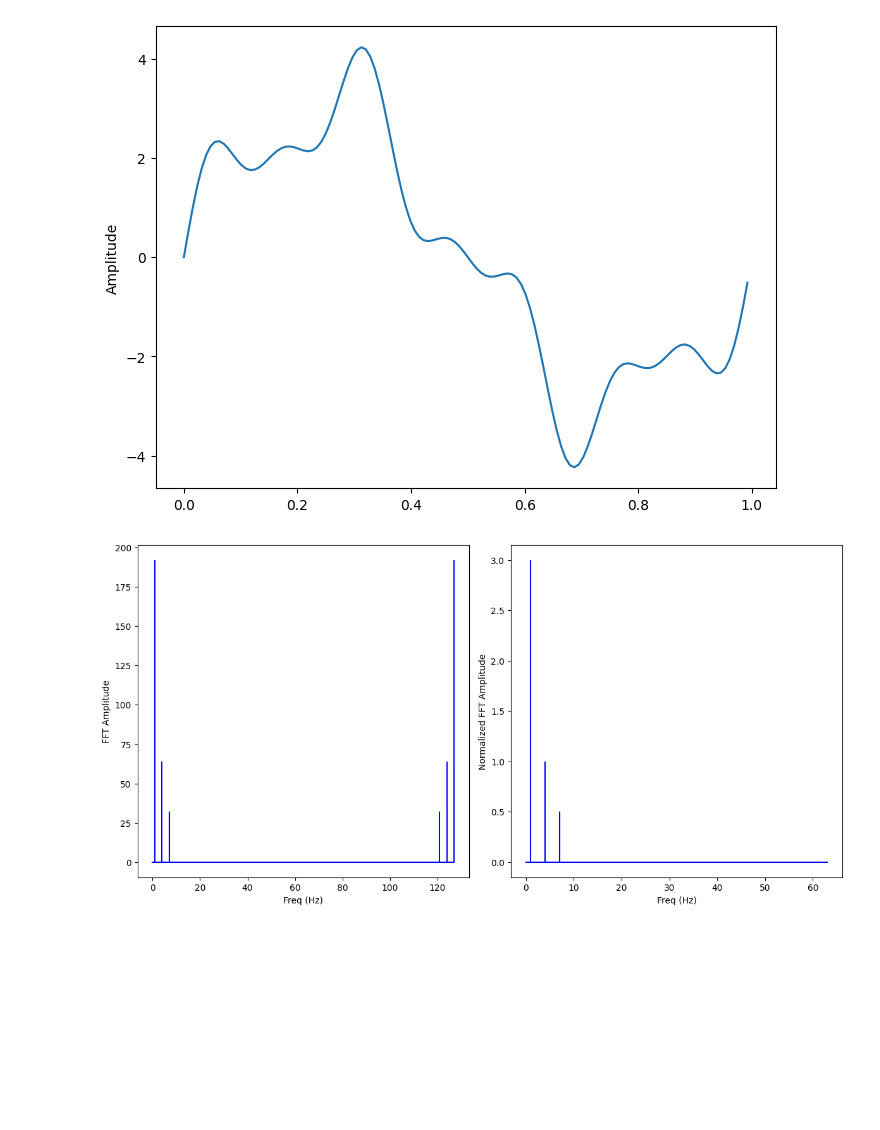
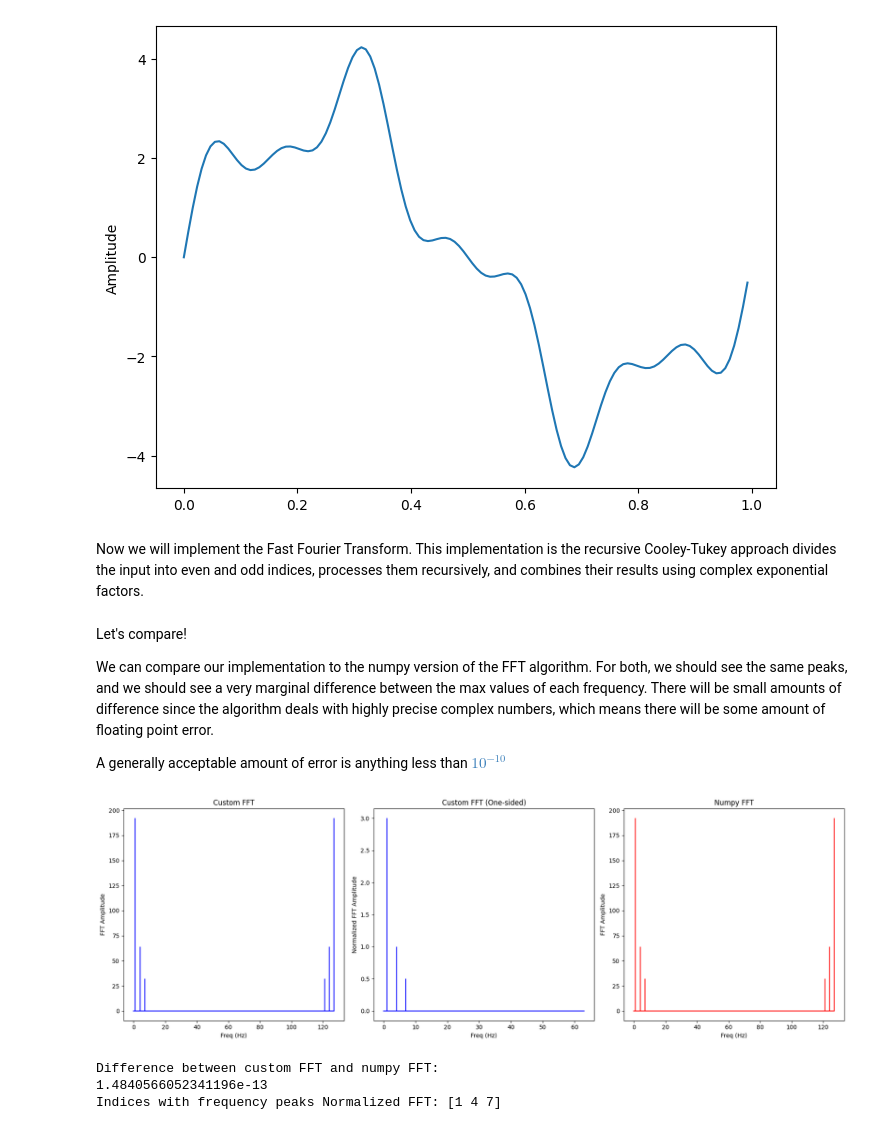
Before and after one commit to Adam-Haile/csc3310-final-project, a Jupyter notebook: demo.ipynb, the cells around one changed output. Saved outputs shown, nothing was run; the diff lists cells and outputs as text; code cells hidden in the pictures; blank space fills up the shorter version.

```diff
--- a/demo.ipynb
+++ b/demo.ipynb
@@ -27,6 +34,8 @@ plt.ylabel('Amplitude')
 plt.show()
 # %% [output]
 [figure]
+# %% [markdown]
+Now we will implement the Fast Fourier Transform. This implementation is the recursive Cooley-Tukey approach divides the input into even and odd indices, processes them recursively, and combines their results using complex exponential factors.
 # %%
 def fft(x):
     """
@@ -46,30 +55,59 @@ def fft(x):
             X_even + factor[:half_N] * X_odd,
             X_even + factor[half_N:] * X_odd
         ])
+# %% [markdown]
+Let's compare!
+
+We can compare our implementation to the numpy version of the FFT algorithm. For both, we should see the same peaks, and we should see a very marginal difference between the max values of each frequency. There will be small amounts of difference since the algorithm deals with highly precise complex numbers, which means there will be some amount of floating point error.
+
+A generally acceptable amount of error is anything less than [$10^{-10}$](https://en.wikipedia.org/wiki/Fast_Fourier_transform)
 # %%
-X = fft(x)
+from scipy.signal import find_peaks
 
-N = len(X)
+X_custom = fft(x)
+
+X_numpy = np.fft.fft(x)
+
+N = len(X_custom)
 n = np.arange(N)
 T = N/sr
 freq = n/T
 
-plt.figure(figsize = (12, 6))
-plt.subplot(1, 2, 1)
-plt.stem(freq, abs(X), 'b', markerfmt=" ", basefmt="-b")
+plt.figure(figsize = (18, 6))
+
+plt.subplot(1, 3, 1)
+plt.stem(freq, abs(X_custom), 'b', markerfmt=" ", basefmt="-b")
 plt.xlabel('Freq (Hz)')
 plt.ylabel('FFT Amplitude')
+plt.title('Custom FFT')
 
 n_oneside = N//2
 f_oneside = freq[:n_oneside]
+X_custom_oneside = X_custom[:n_oneside]/n_oneside
 
-X_oneside = X[:n_oneside]/n_oneside
-
-plt.subplot(1, 2, 2)
-plt.stem(f_oneside, abs(X_oneside), 'b', markerfmt=" ", basefmt="-b")
+plt.subplot(1, 3, 2)
+plt.stem(f_oneside, abs(X_custom_oneside), 'b', markerfmt=" ", basefmt="-b")
 plt.xlabel('Freq (Hz)')
 plt.ylabel('Normalized FFT Amplitude')
+plt.title('Custom FFT (One-sided)')
+
+plt.subplot(1, 3, 3)
+plt.stem(freq, abs(X_numpy), 'r', markerfmt=" ", basefmt="-r")
+plt.xlabel('Freq (Hz)')
+plt.ylabel('FFT Amplitude')
+plt.title('Numpy FFT')
+
 plt.tight_layout()
 plt.show()
+
+difference = np.abs(X_custom - X_numpy)
+print("Difference between custom FFT and numpy FFT:")
+print(np.max(difference))
+
+peaks, _ = find_peaks(abs(X_custom_oneside), height=0.0001)
+print("Indices with frequency peaks Normalized FFT:", peaks)
 # %% [output]
-[figure, old version]
+[figure, new version]
+Difference between custom FFT and numpy FFT:
+1.4840566052341196e-13
+Indices with frequency peaks Normalized FFT: [1 4 7]
```
Also changed, not shown: parts of 21 cells of this notebook.
